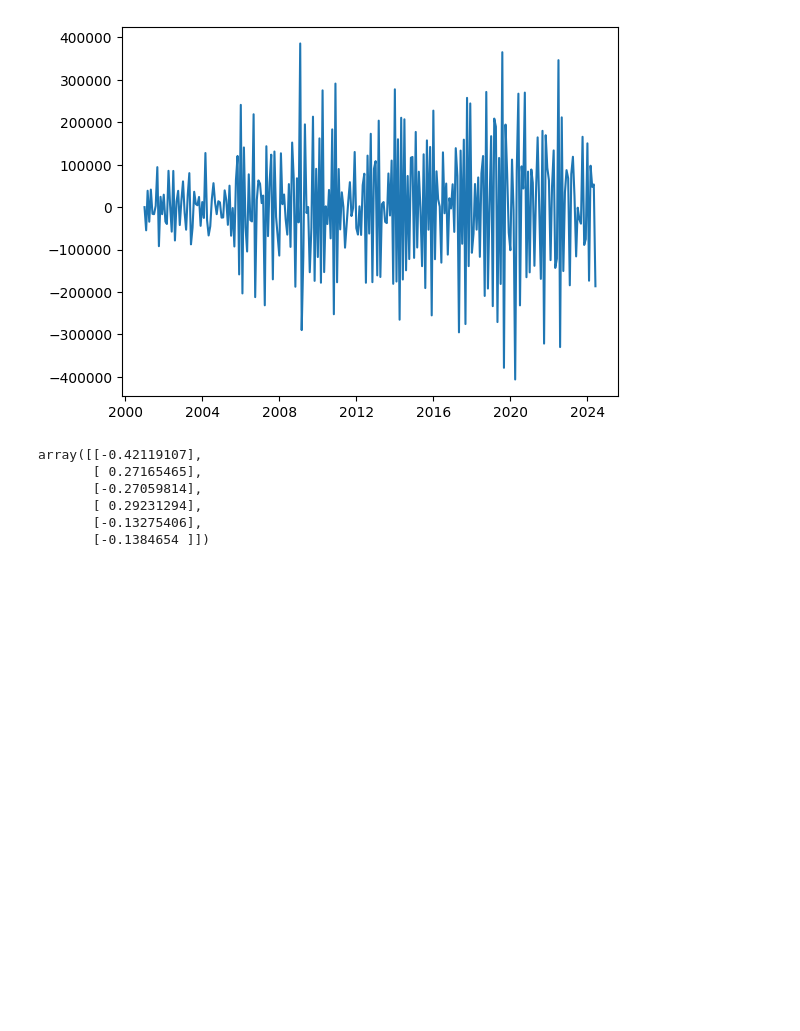
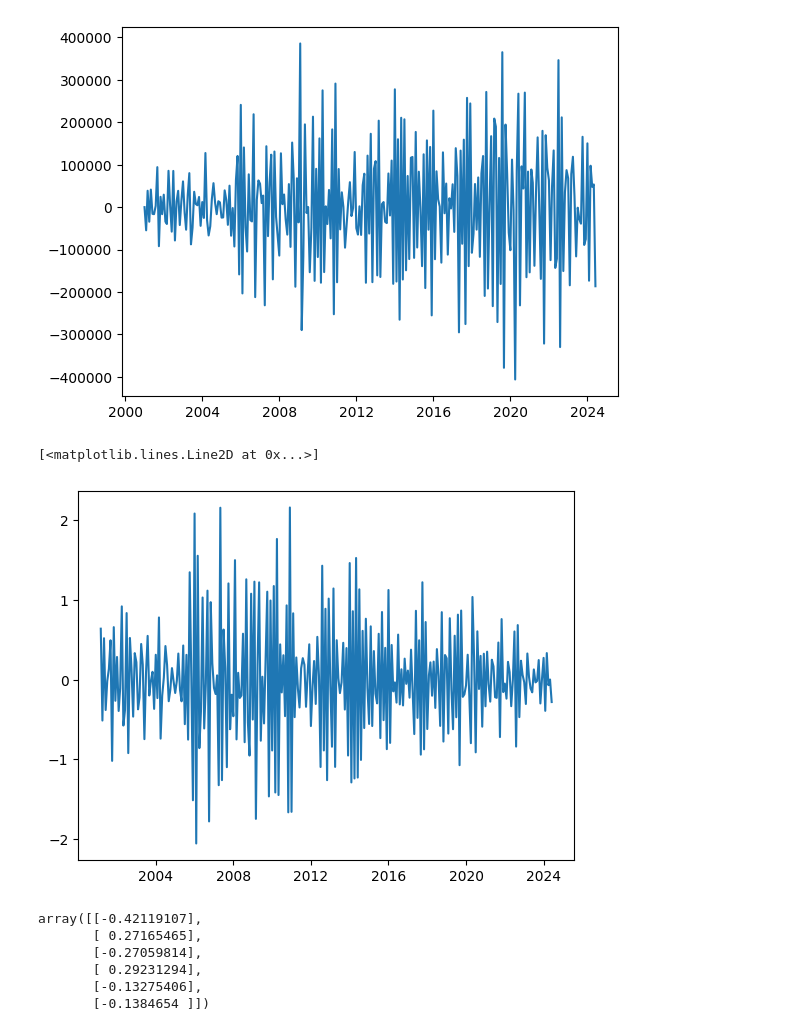
Before and after one commit to auyjos/LabSeriesTIempoDS, a Jupyter notebook: Lab3ModeloImportacion.ipynb, the cells around one changed output. Saved outputs shown, nothing was run; the diff lists cells and outputs as text; code cells hidden in the pictures; blank space fills up the shorter version.

```diff
--- a/Lab3ModeloImportacion.ipynb
+++ b/Lab3ModeloImportacion.ipynb
@@ -303,4 +309,9 @@ plt.plot(ts_consumo_diff)
 # %% [output]
 [<matplotlib.lines.Line2D at 0x...>]
 [figure]
+# %%
+plt.plot(ts_importacion_log.diff().diff())
+# %% [output]
+[<matplotlib.lines.Line2D at 0x...>]
+[figure, added]
 # %%
```
Also changed, not shown: parts of 15 cells of this notebook.
